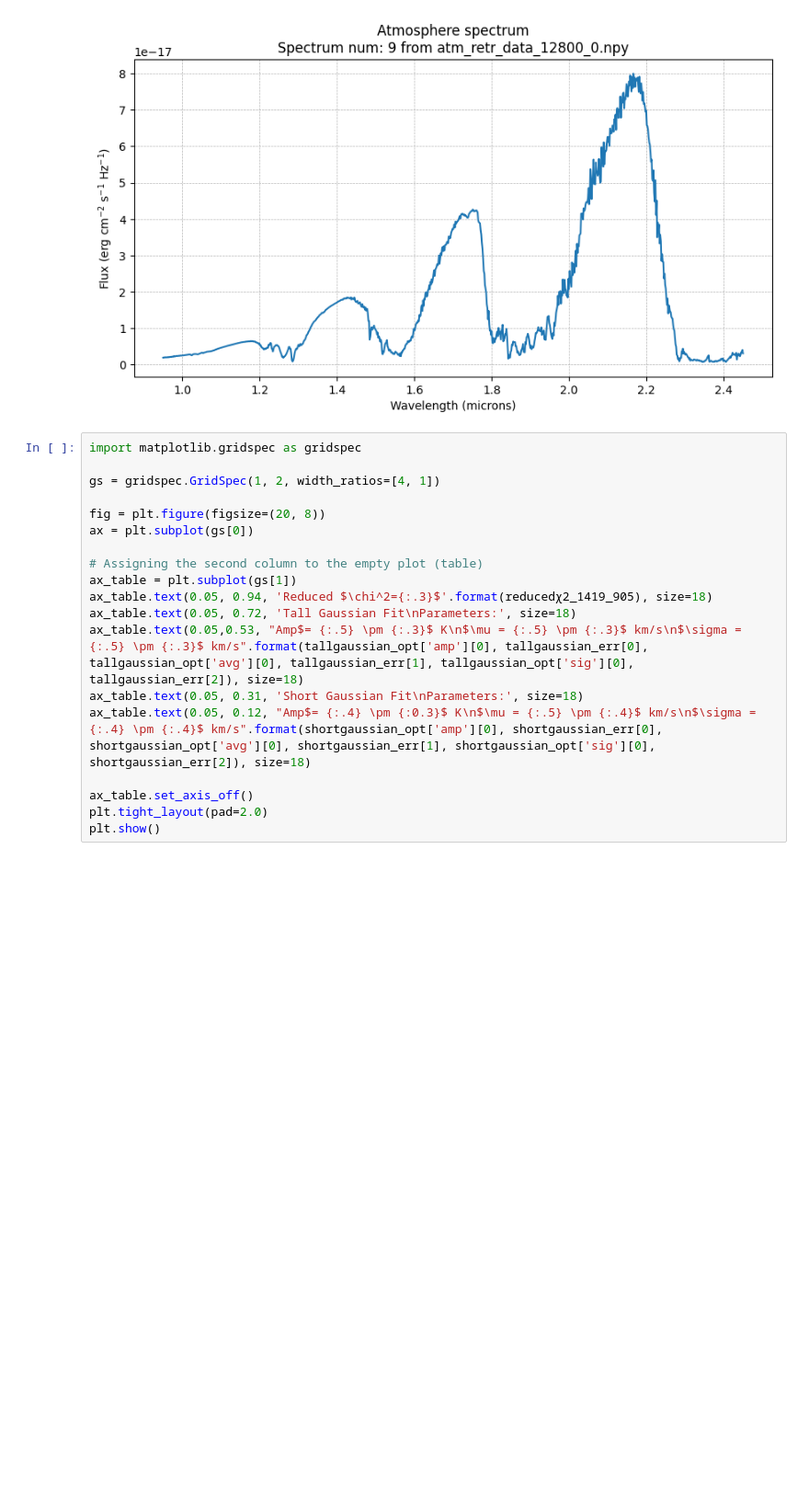
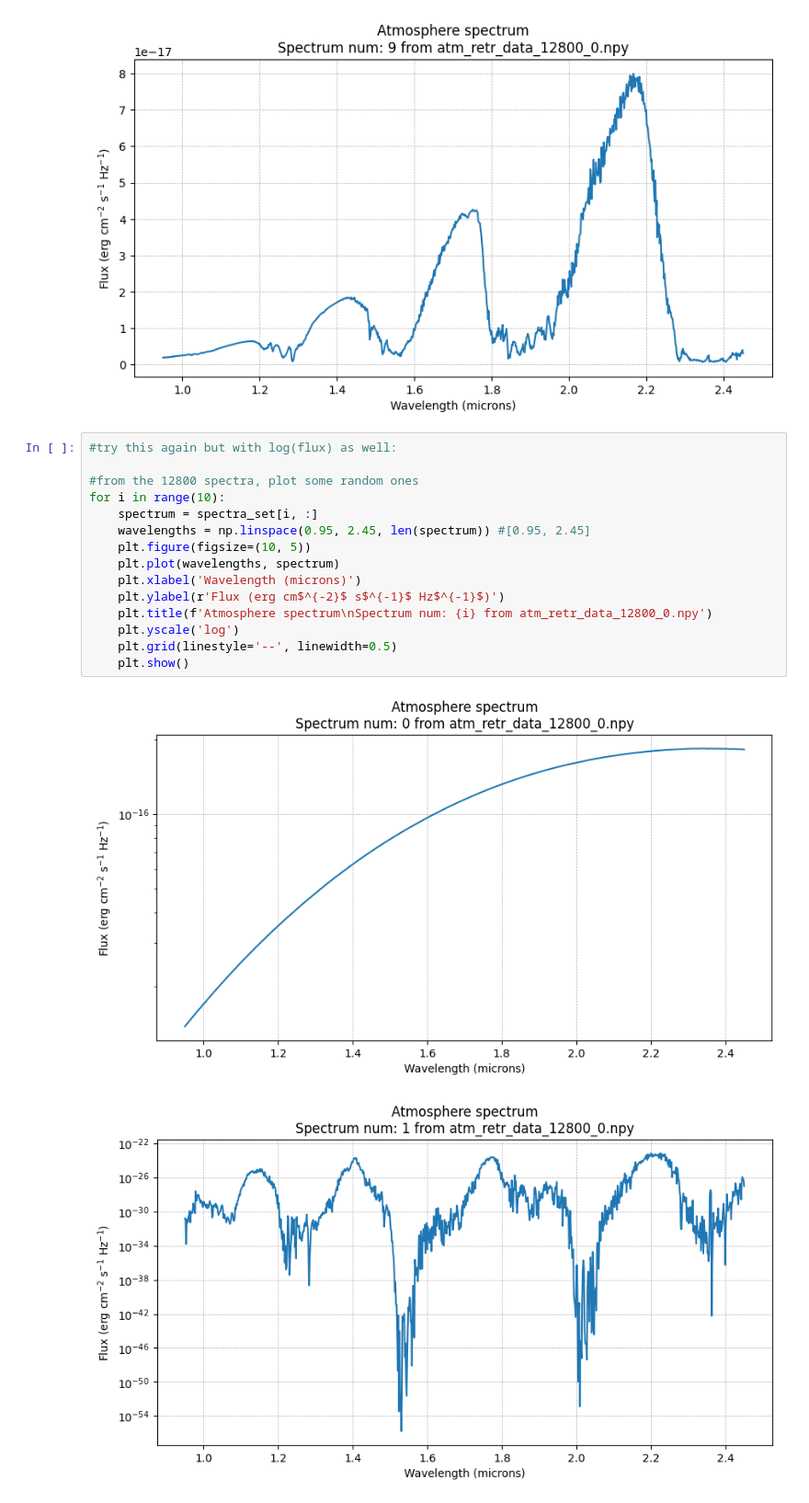
Before and after one commit to ctychen/PlanetAtmospheresN3AS, a Jupyter notebook: SpectraProcessingTests.ipynb, the cells around one changed output. Shown at 92% size. Drawn from its saved outputs; the diff is of its cells as text; blank space fills up the shorter version.

Commit message:
misc plots

```diff
--- a/SpectraProcessingTests.ipynb
+++ b/SpectraProcessingTests.ipynb
@@ -127,22 +127,21 @@ for i in range(10):
 [figure]
 [figure]
 [figure]
-# %%
-import matplotlib.gridspec as gridspec
-
-gs = gridspec.GridSpec(1, 2, width_ratios=[4, 1])
-
-fig = plt.figure(figsize=(20, 8))
-ax = plt.subplot(gs[0])
-
-# Assigning the second column to the empty plot (table)
-ax_table = plt.subplot(gs[1])
-ax_table.text(0.05, 0.94, 'Reduced $\chi^2={:.3}$'.format(reducedχ2_1419_905), size=18)
-ax_table.text(0.05, 0.72, 'Tall Gaussian Fit\nParameters:', size=18)
-ax_table.text(0.05,0.53, "Amp$= {:.5} \pm {:.3}$ K\n$\mu = {:.5} \pm {:.3}$ km/s\n$\sigma =  {:.5} \pm {:.3}$ km/s".format(tallgaussian_opt['amp'][0], tallgaussian_err[0], tallgaussian_opt['avg'][0], tallgaussian_err[1], tallgaussian_opt['sig'][0], tallgaussian_err[2]), size=18)
-ax_table.text(0.05, 0.31, 'Short Gaussian Fit\nParameters:', size=18)
-ax_table.text(0.05, 0.12, "Amp$= {:.4} \pm {:0.3}$ K\n$\mu = {:.5} \pm {:.4}$ km/s\n$\sigma =  {:.4} \pm {:.4}$ km/s".format(shortgaussian_opt['amp'][0], shortgaussian_err[0], shortgaussian_opt['avg'][0], shortgaussian_err[1], shortgaussian_opt['sig'][0], shortgaussian_err[2]), size=18)
-
-ax_table.set_axis_off()
-plt.tight_layout(pad=2.0)
-plt.show()
+# %%
+#try this again but with log(flux) as well:
+
+#from the 12800 spectra, plot some random ones
+for i in range(10):
+    spectrum = spectra_set[i, :]
+    wavelengths = np.linspace(0.95, 2.45, len(spectrum)) #[0.95, 2.45]
+    plt.figure(figsize=(10, 5))
+    plt.plot(wavelengths, spectrum)
+    plt.xlabel('Wavelength (microns)')
+    plt.ylabel(r'Flux (erg cm$^{-2}$ s$^{-1}$ Hz$^{-1}$)')
+    plt.title(f'Atmosphere spectrum\nSpectrum num: {i} from atm_retr_data_12800_0.npy')
+    plt.yscale('log')
+    plt.grid(linestyle='--', linewidth=0.5)
+    plt.show()
+# %% [output]
+[figure, added]
+[figure, added]
```
Also changed, not shown: parts of 2 cells of this notebook.
